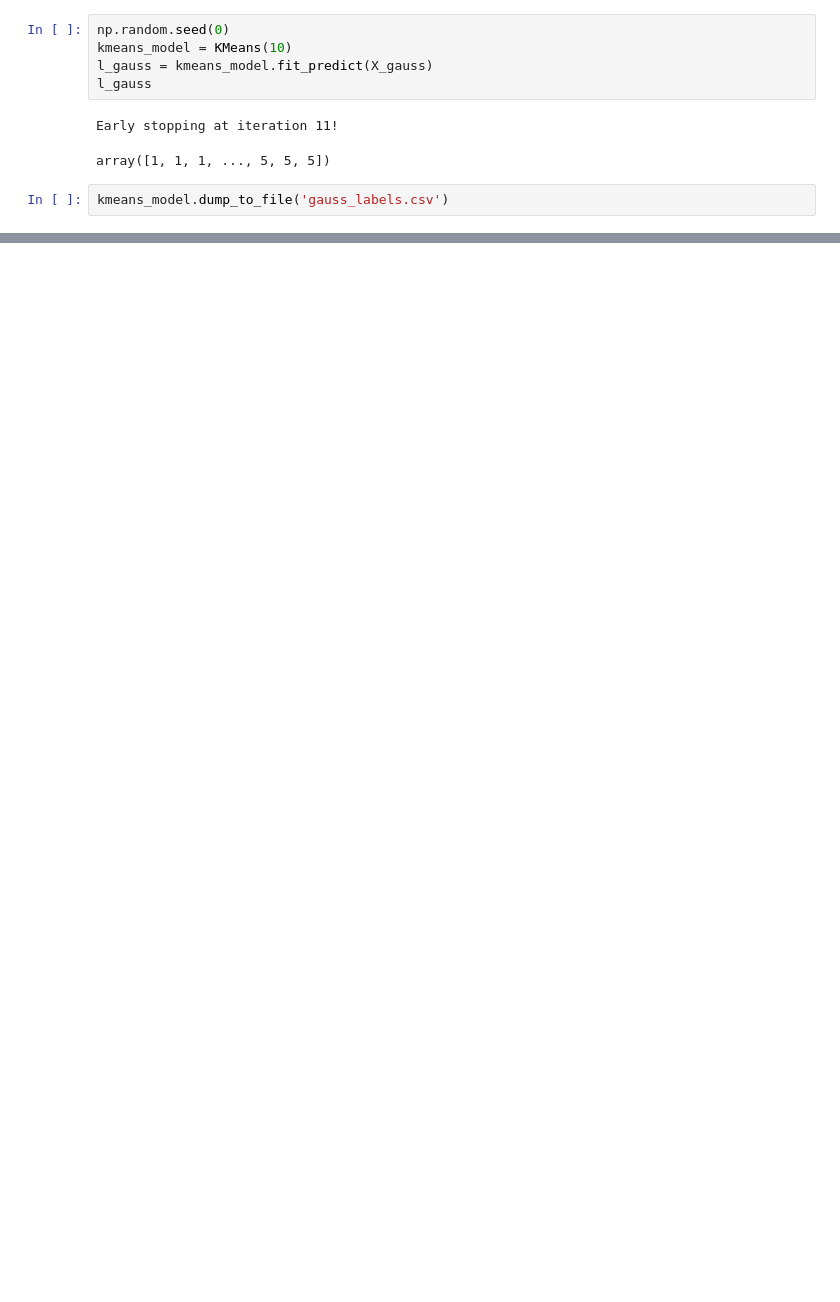
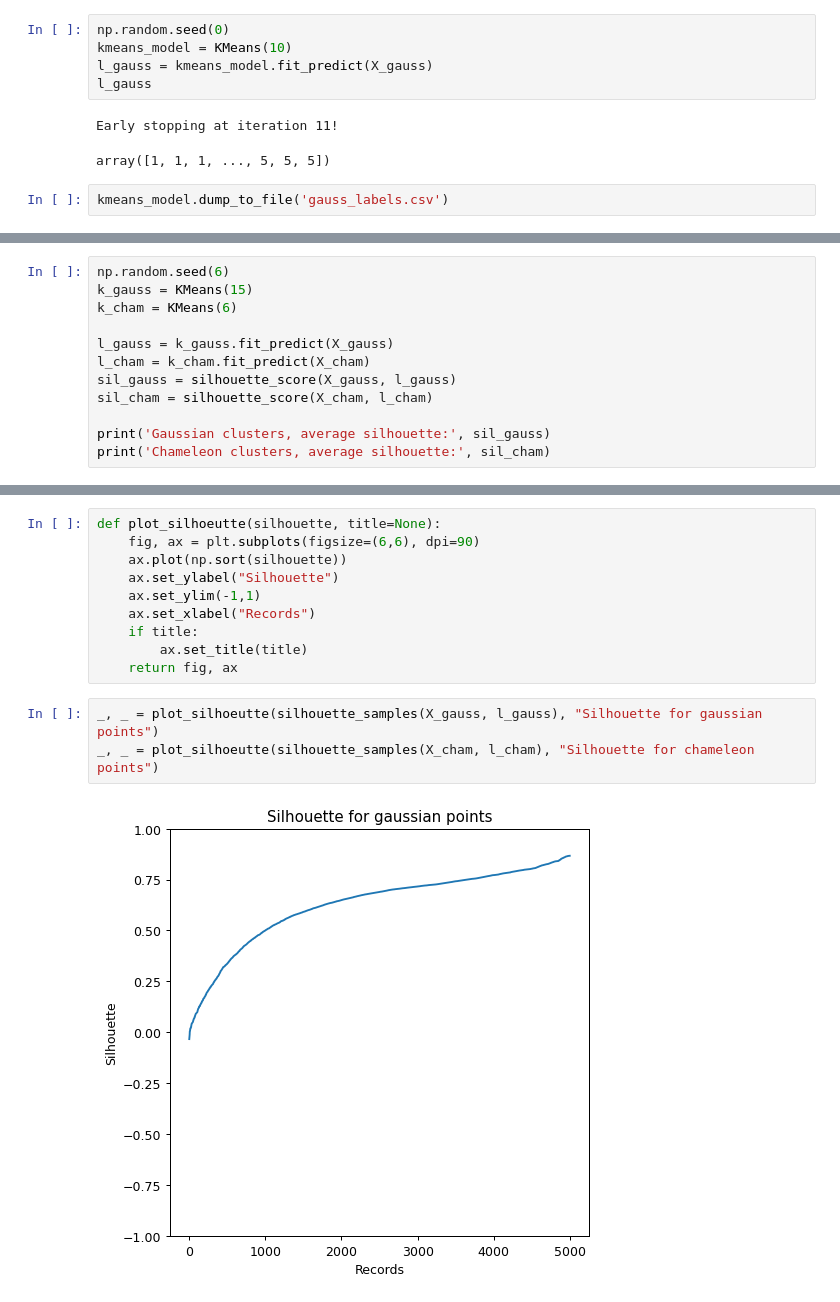
Before and after one commit to dbdmg/aiis-mllabs, a Jupyter notebook: HandsOn2 - Clustering/HandsOn2.2Sol.ipynb, the cells around one changed output, grey strips where cells are left out. Cells and saved outputs as stored; diff of their text form; blank space fills up the shorter version.

```diff
--- a/HandsOn2 - Clustering/HandsOn2.2Sol.ipynb
+++ b/HandsOn2 - Clustering/HandsOn2.2Sol.ipynb
@@ -117,0 +244,12 @@ kmeans_model.dump_to_file('gauss_labels.csv')
+# %%
+np.random.seed(6)
+k_gauss = KMeans(15)
+k_cham = KMeans(6)
+
+l_gauss = k_gauss.fit_predict(X_gauss)
+l_cham = k_cham.fit_predict(X_cham)
+sil_gauss = silhouette_score(X_gauss, l_gauss)
+sil_cham = silhouette_score(X_cham, l_cham)
+
+print('Gaussian clusters, average silhouette:', sil_gauss)
+print('Chameleon clusters, average silhouette:', sil_cham)
@@ -117,0 +264,15 @@ kmeans_model.dump_to_file('gauss_labels.csv')
+# %%
+def plot_silhoeutte(silhouette, title=None):
+    fig, ax = plt.subplots(figsize=(6,6), dpi=90)
+    ax.plot(np.sort(silhouette))
+    ax.set_ylabel("Silhouette")
+    ax.set_ylim(-1,1)
+    ax.set_xlabel("Records")
+    if title:
+        ax.set_title(title)
+    return fig, ax
+# %%
+_, _ = plot_silhoeutte(silhouette_samples(X_gauss, l_gauss), "Silhouette for gaussian points")
+_, _ = plot_silhoeutte(silhouette_samples(X_cham, l_cham), "Silhouette for chameleon points")
+# %% [output]
+[figure, added]
```
Also changed, not shown: parts of 17 cells of this notebook.
